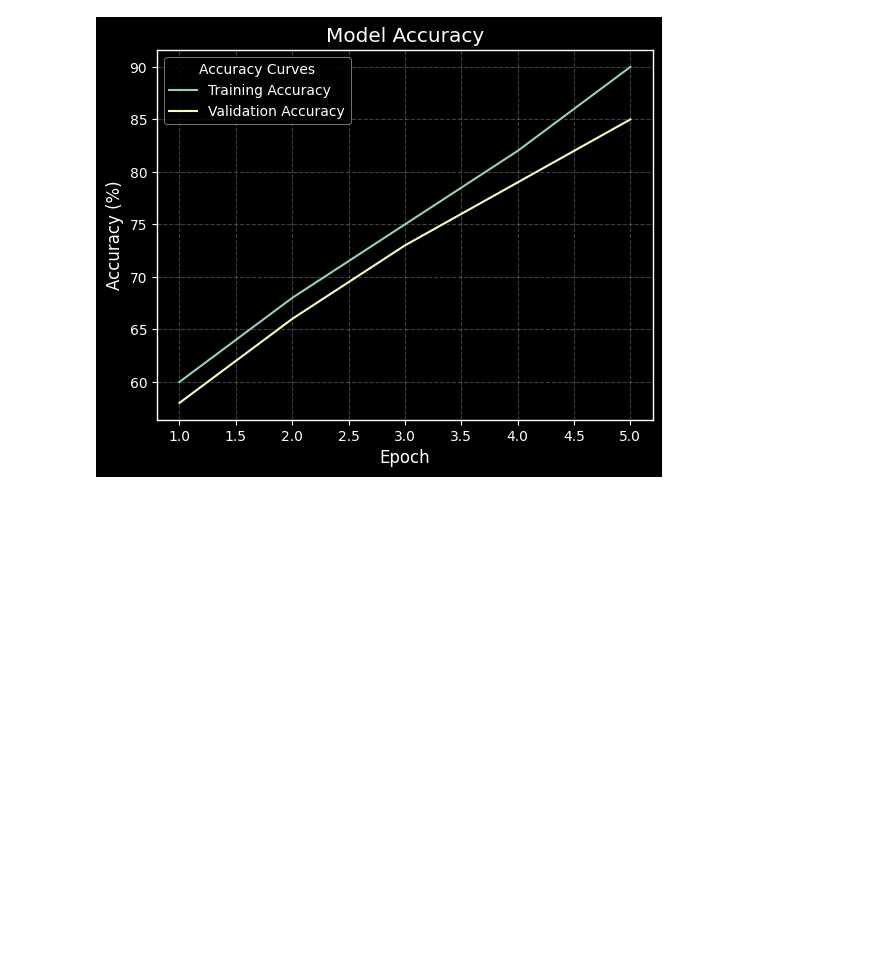
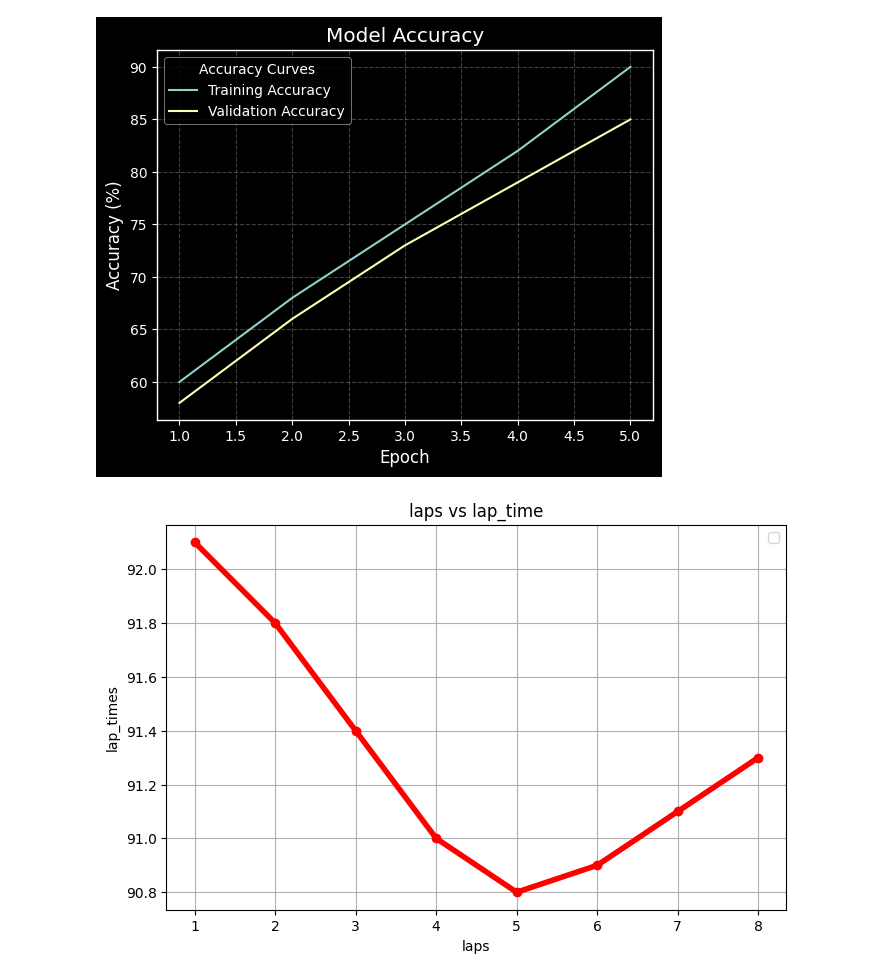
Before and after one commit to srinath698/matplolib-_for_machine-learning, a Jupyter notebook: first matplot.ipynb, the cells around one changed output. Saved outputs shown, nothing was run; the diff lists cells and outputs as text; code cells hidden in the pictures; blank space fills up the shorter version.

```diff
--- a/first matplot.ipynb
+++ b/first matplot.ipynb
@@ -119,0 +118,35 @@ plt.show()
+# %%
+#understanding types of ploting graphs using f1 racing as an exaample
+
+import matplotlib.pyplot as plt
+
+drivers = ["Verstappen", "Norris", "Leclerc", "Russell", "Hamilton"]
+
+points = [25, 18, 15, 12, 10]
+
+avg_speed = [228, 225, 223, 221, 220]
+
+pit_stops = [2, 2, 3, 2, 3]
+
+laps = [1,2,3,4,5,6,7,8]
+
+lap_time = [92.1,91.8,91.4,91.0,90.8,90.9,91.1,91.3]
+
+plt.figure(figsize=(8,5))
+
+plt.plot(
+    laps,
+    lap_time,
+    marker="o",
+    linewidth=4,
+    color='red'
+)
+
+plt.title('laps vs lap_time')
+plt.xlabel('laps')
+plt.ylabel('lap_times')
+plt.grid(True)
+plt.legend(loc='best')
+plt.show()
+# %% [output]
+[figure, added]
```
Also changed, not shown: parts of 11 cells of this notebook.
